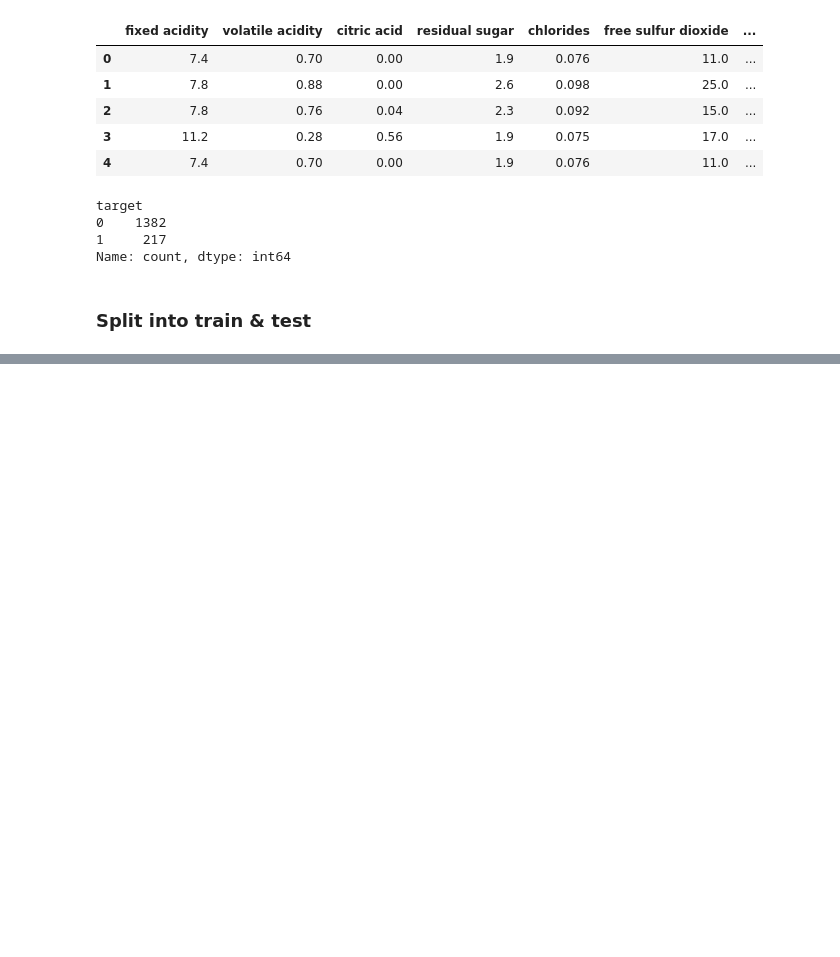
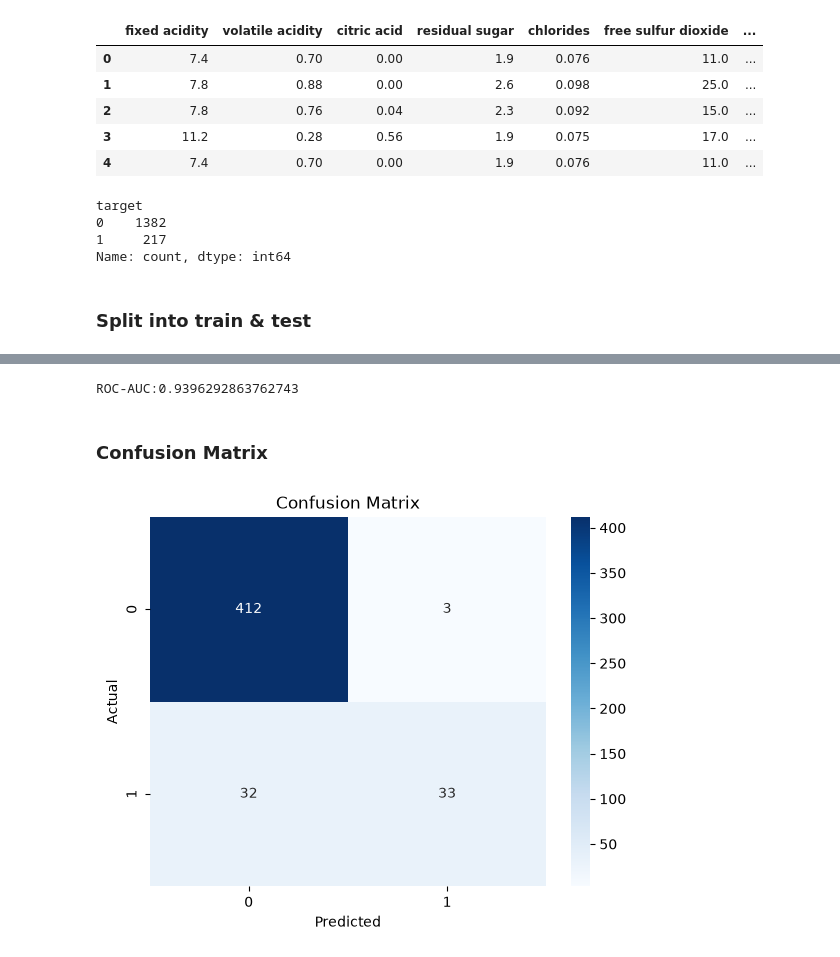
Before and after one commit to neeraj654123/Data-Science, a Jupyter notebook: Random Forest/01_random_forest.ipynb, the cells around one changed output, grey strips where cells are left out. Saved outputs shown, nothing was run; the diff lists cells and outputs as text; code cells hidden in the pictures; blank space fills up the shorter version.

Commit message:
Building a basic Random Forest model

```diff
--- a/Random Forest/01_random_forest.ipynb
+++ b/Random Forest/01_random_forest.ipynb
@@ -128,0 +131,10 @@ x_train, x_test, y_train, y_test = train_test_split(x,y,test_size=0.3,random_sta
+# %%
+rf = RandomForestClassifier(
+    n_estimators=100,        # number of trees
+    max_depth=None,          # no limit on depth
+    max_features='sqrt',     # √p features at each split
+    random_state=42,
+    oob_score=True           # enable Out-of-Bag score
+)
+# %%
+rf.fit(x_train,y_train)
@@ -128,0 +151,3 @@ x_train, x_test, y_train, y_test = train_test_split(x,y,test_size=0.3,random_sta
+# %%
+y_pred = rf.predict(x_test)
+y_proba = rf.predict_proba(x_test)[:,1]  # Probabilities for ROC AUC
@@ -128,0 +167,14 @@ x_train, x_test, y_train, y_test = train_test_split(x,y,test_size=0.3,random_sta
+# %%
+print(f"ROC-AUC:{roc_auc_score(y_test,y_proba)}")
+# %% [output]
+ROC-AUC:0.9396292863762743
+# %% [markdown]
+### Confusion Matrix
+# %%
+cm = confusion_matrix(y_test, y_pred)
+sns.heatmap(cm, annot=True, fmt='d', cmap='Blues')
+plt.xlabel('Predicted'); plt.ylabel('Actual')
+plt.title('Confusion Matrix')
+plt.show()
+# %% [output]
+[figure, added]
```
Also changed, not shown: parts of 7 cells of this notebook.
